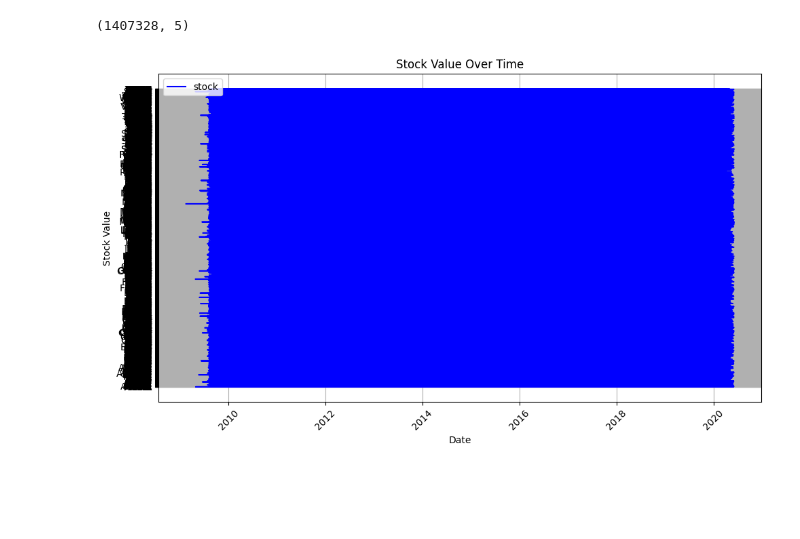
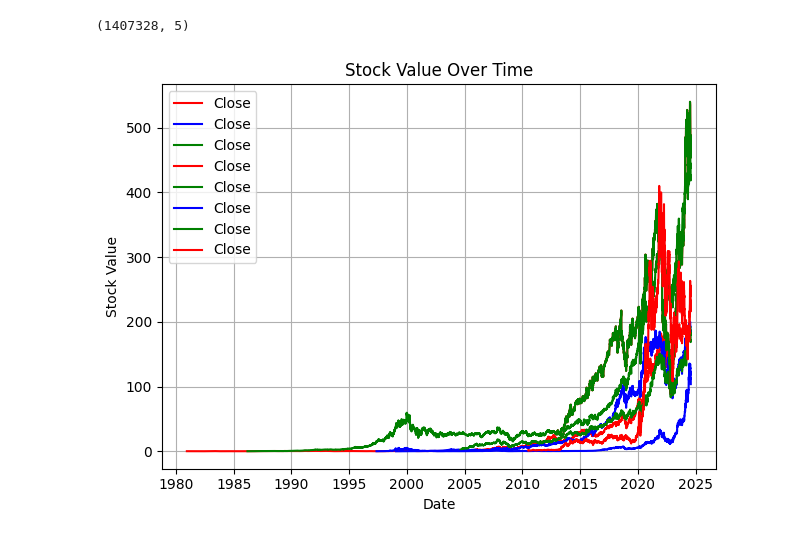
Before and after one commit to mebratuteshale/financial-data-analysis, a Jupyter notebook: notebooks/financial_analysis.ipynb, the cells around one changed output. Cells and saved outputs as stored; diff of their text form; code cells hidden in the pictures; blank space fills up the shorter version.

Commit message:
Publisher analysis and groupby function in scripts

```diff
--- a/notebooks/financial_analysis.ipynb
+++ b/notebooks/financial_analysis.ipynb
@@ -69,0 +72,37 @@ dataframe['date'] = pd.to_datetime(dataframe['date'])
+# %%
+# convert the datatype some column to str
+# Define the conversion dictionary
+convert_dict = {'headline': str, 'url': str,'publisher':str,'stock':str}
+
+# Convert columns using the dictionary
+df_raw_anlyst_rting = df_raw_anlyst_rting.astype(convert_dict)
+
+# Convert the 'date' column to datetime
+# df_raw_anlyst_rting['date'] = pd.to_datetime(df_raw_anlyst_rting['date'])
+df_AAPL_historical['Date'] = pd.to_datetime(df_AAPL_historical['Date'])
+df_AMZN_historical['Date'] = pd.to_datetime(df_AMZN_historical['Date'])
+df_GOOG_historical['Date'] = pd.to_datetime(df_GOOG_historical['Date'])
+df_META_historical['Date'] = pd.to_datetime(df_META_historical['Date'])
+df_MSFT_historical['Date'] = pd.to_datetime(df_MSFT_historical['Date'])
+df_NVDA_historical['Date'] = pd.to_datetime(df_NVDA_historical['Date'])
+df_TSLA_historical['Date'] = pd.to_datetime(df_TSLA_historical['Date'])
+# print(df_TSLA_historical.dtypes)
+
+# add a color column for each brand
+df_AAPL_historical['Color']='r'
+df_AMZN_historical['Color']='g'
+df_GOOG_historical['Color']='b'
+df_META_historical['Color']='r'
+df_MSFT_historical['Color']='g'
+df_NVDA_historical['Color']='b'
+df_TSLA_historical['Color']='r'
+
+df_AAPL_historical['Color']=df_AAPL_historical['Color'].astype(str)
+# df_AMZN_historical['Color']='g'
+# df_GOOG_historical['Color']='b'
+# df_META_historical['Color']='r'
+# df_MSFT_historical['Color']='g'
+# df_NVDA_historical['Color']='b'
+# df_TSLA_historical['Color']='r'
+df_AAPL_historical.head()
+df_AAPL_historical.dtypes
@@ -73,8 +124,9 @@ dataframe.shape
 # %% [output]
 (1407328, 5)
-# %%
-from scripts.financial_analyzer import PlotGraph
-
-PlotGraph.plot_stock_data(dataframe,'date','stock')
-# %% [output]
-[figure, removed]
+# %%
+from scripts.financial_analyzer import PlotGraph
+df_historical_data=[df_AAPL_historical,df_AMZN_historical,df_GOOG_historical,df_META_historical,
+                           df_MSFT_historical,df_NVDA_historical,df_META_historical,df_TSLA_historical]
+PlotGraph.plot_stock_data(df_historical_data,'Date','Close','Color','Stock Value Over Time')
+# %% [output]
+[figure, added]
```
Also changed, not shown: parts of 13 cells of this notebook, 2 other files.
